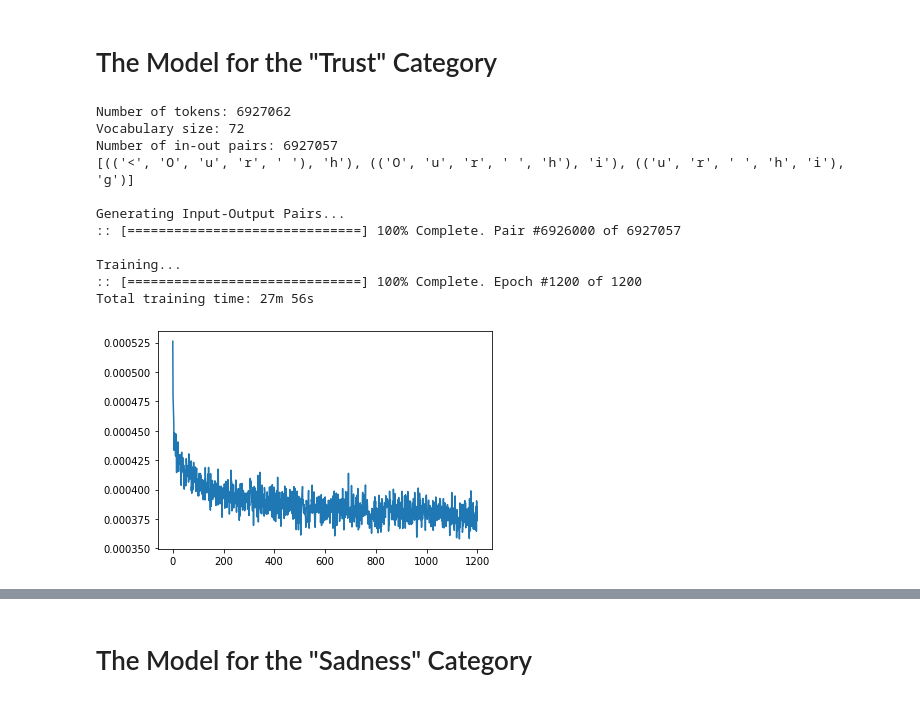
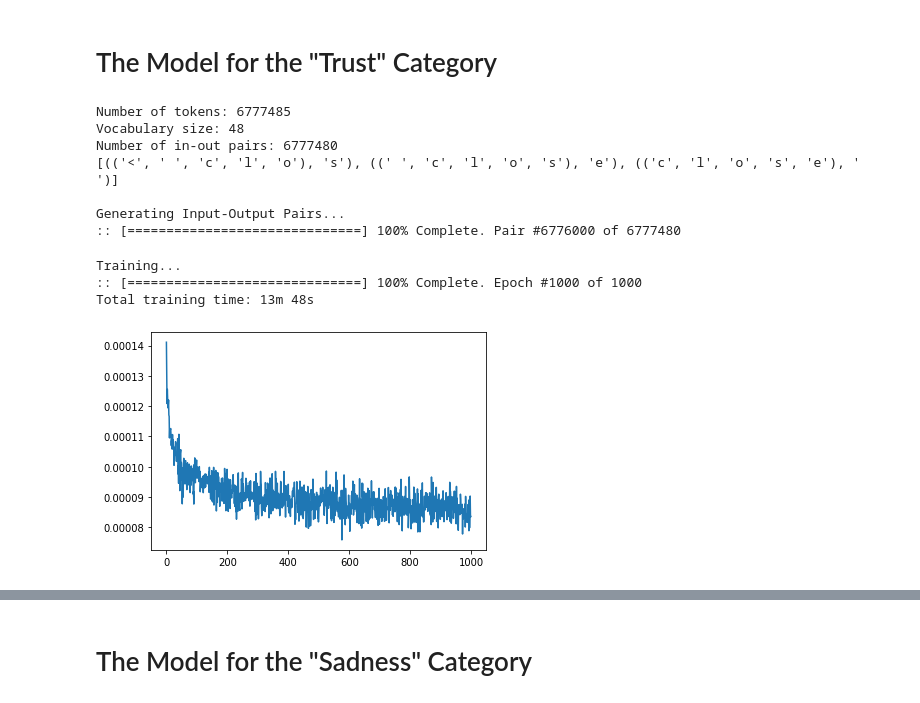
Before and after one commit to faustotnc/personalize-peom-generator, a Jupyter notebook: Baseline Model.ipynb, the cells around one changed output, grey strips where cells are left out. Drawn from its saved outputs; the diff is of its cells as text; code cells hidden in the pictures.

```diff
--- a/Baseline Model.ipynb
+++ b/Baseline Model.ipynb
@@ -409,22 +413,22 @@ BLEU SCORE: 0.056105681727703804
 # The Model for the "Trust" Category
 # %%
 trustData = DataProcessor(poems["trust"])
-print("\n")
-trustModel = PoemModel(joyData, n_epochs=1200)
-trustModel.train()
 # %% [output]
-Number of tokens: 6927062
-Vocabulary size: 72
-Number of in-out pairs: 6927057
-[(('<', 'O', 'u', 'r', ' '), 'h'), (('O', 'u', 'r', ' ', 'h'), 'i'), (('u', 'r', ' ', 'h', 'i'), 'g')]
+Number of tokens: 6777485
+Vocabulary size: 48
+Number of in-out pairs: 6777480
+[(('<', ' ', 'c', 'l', 'o'), 's'), ((' ', 'c', 'l', 'o', 's'), 'e'), (('c', 'l', 'o', 's', 'e'), ' ')]
 
 Generating Input-Output Pairs...
-:: [==============================] 100% Complete. Pair #6926000 of 6927057
-
-Training...
-:: [==============================] 100% Complete. Epoch #1200 of 1200
-Total training time: 27m 56s
+:: [==============================] 100% Complete. Pair #6776000 of 6777480
-[figure, removed]
+# %%
+trustModel = PoemModel(trustData)
+trustModel.train()
+# %% [output]
+Training...
+:: [==============================] 100% Complete. Epoch #1000 of 1000
+Total training time: 13m 48s
+[figure, added]
 # %%
 trustModel.generate("<Feel")
 # %% [output]
```
Also changed, not shown: parts of 38 cells of this notebook.
